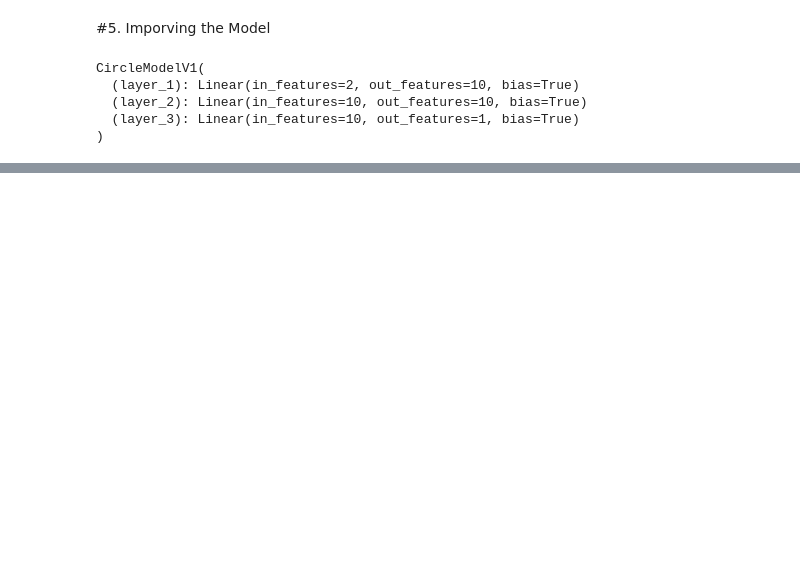
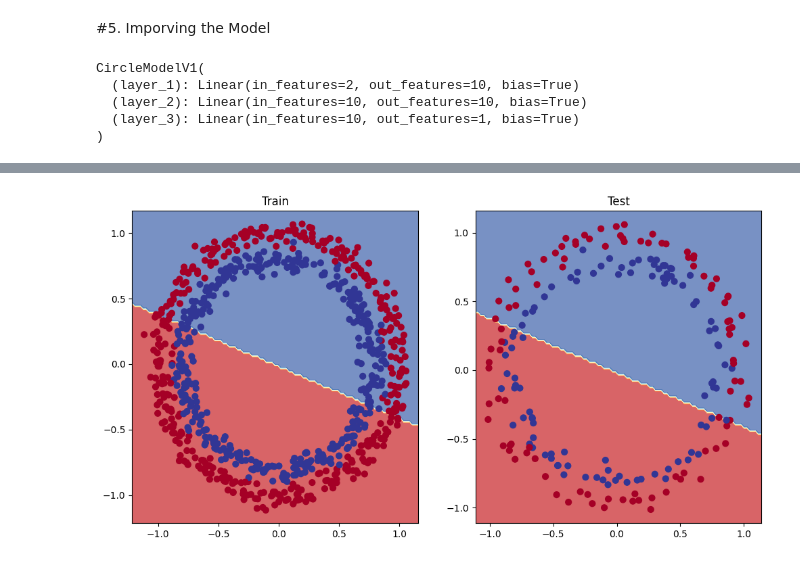
Before and after one commit to harsh24895/pyTorch, a Jupyter notebook: 2_Pytorch_classification.ipynb, the cells around one changed output, grey strips where cells are left out. Saved outputs shown, nothing was run; the diff lists cells and outputs as text; code cells hidden in the pictures; blank space fills up the shorter version.

Commit message:
Plot decision model_1

```diff
--- a/2_Pytorch_classification.ipynb
+++ b/2_Pytorch_classification.ipynb
@@ -565,4 +564,33 @@ for epoch in range(epochs):
   y_pred = torch.round(torch.sigmoid(y_logits)) #logits -> Pred probabilities->Prediction
 
   #2.Calcluate the loss/accuracy
-  loss = loss_fn(y_pred)
+  loss = loss_fn(y_logits, y_train) #We are declaring y_logits as we are using BCElogitsloss()
+  acc = accuracy(y_true=y_train,
+                    y_pred=y_pred)
+
+  #3. Optimizer zero grad
+  optimizer.zero_grad()
+
+  #4. Loss backwards(backpropagation)
+  loss.backward()
+
+  #5. Optimizer step(gradient descent)
+  optimizer.step()
+
+  ##Testing
+  model_1.eval()
+  with torch.inference_mode():
+    #1. Forward pass
+    test_logits = model_1(X_test).squeeze()
+    test_pred = torch.round(torch.sigmoid(test_logits))
+
+    #2. Calculate the loss
+    test_loss = loss_fn(test_logits,
+                        y_test)
+    test_acc = accuracy(y_true=y_test,
+                           y_pred=test_pred)
+
+
+  #Print out all the things
+  if epoch % 100 == 0:
+    print(f"Epoch:{epoch} | Loss: {loss:.5f}, Acc: {acc:.2f} | Test loss: {test_loss:.5f}, Test acc: {test_acc:.2f}%")
@@ -568,0 +608,12 @@ for epoch in range(epochs):
+# %%
+#Plot the decision boundary
+plt.figure(figsize=(12, 6))
+plt.subplot(1,2,1) #here 1 is number of rows, 2 is number of columns, 1 is the index which appears on the first slot
+plt.title("Train")
+plot_decision_boundary(model_1, X_train, y_train)
+plt.subplot(1,2,2)
+plt.title("Test")
+
+plot_decision_boundary(model_1,X_test,y_test)
+# %% [output]
+[figure, added]
```
Also changed, not shown: parts of 8 cells of this notebook.
